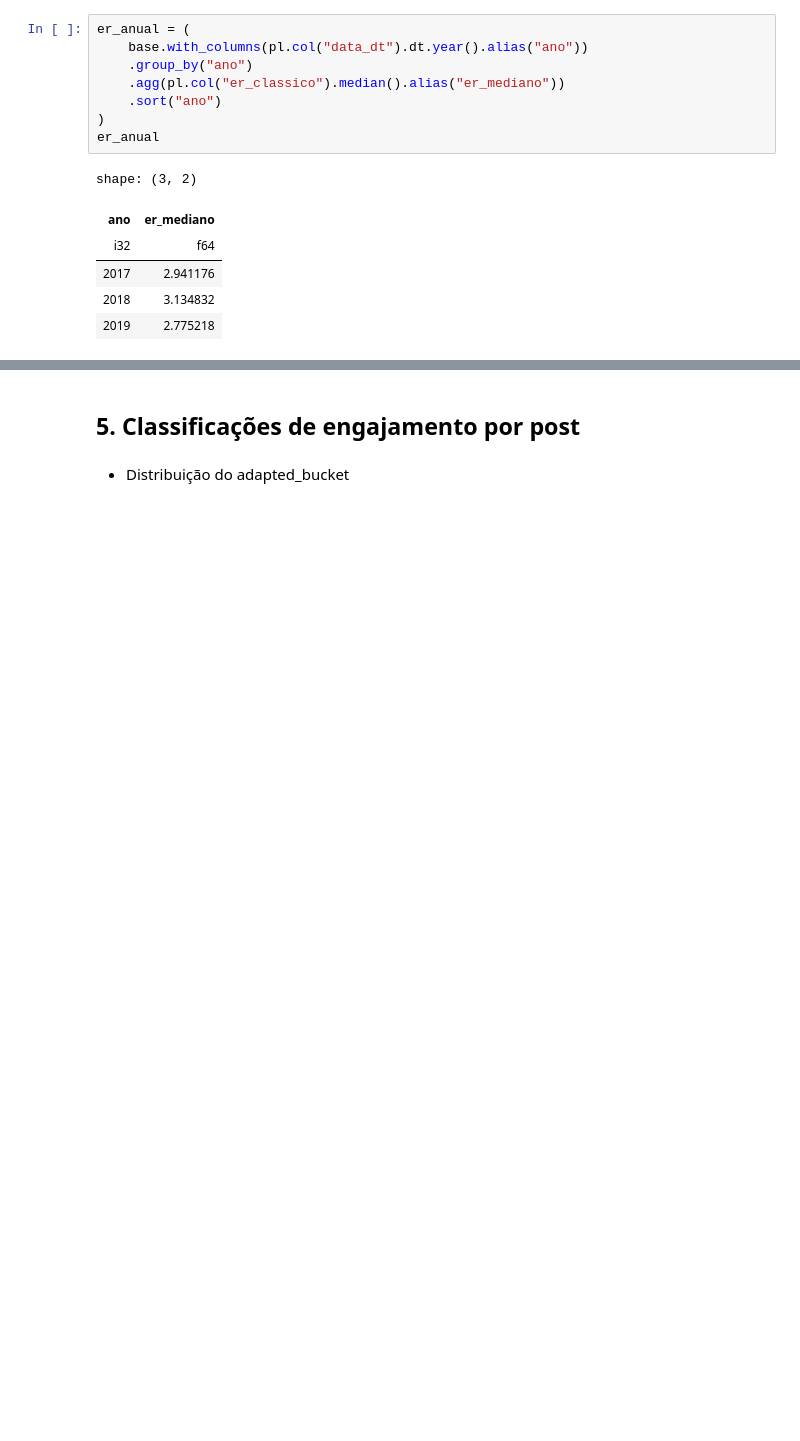
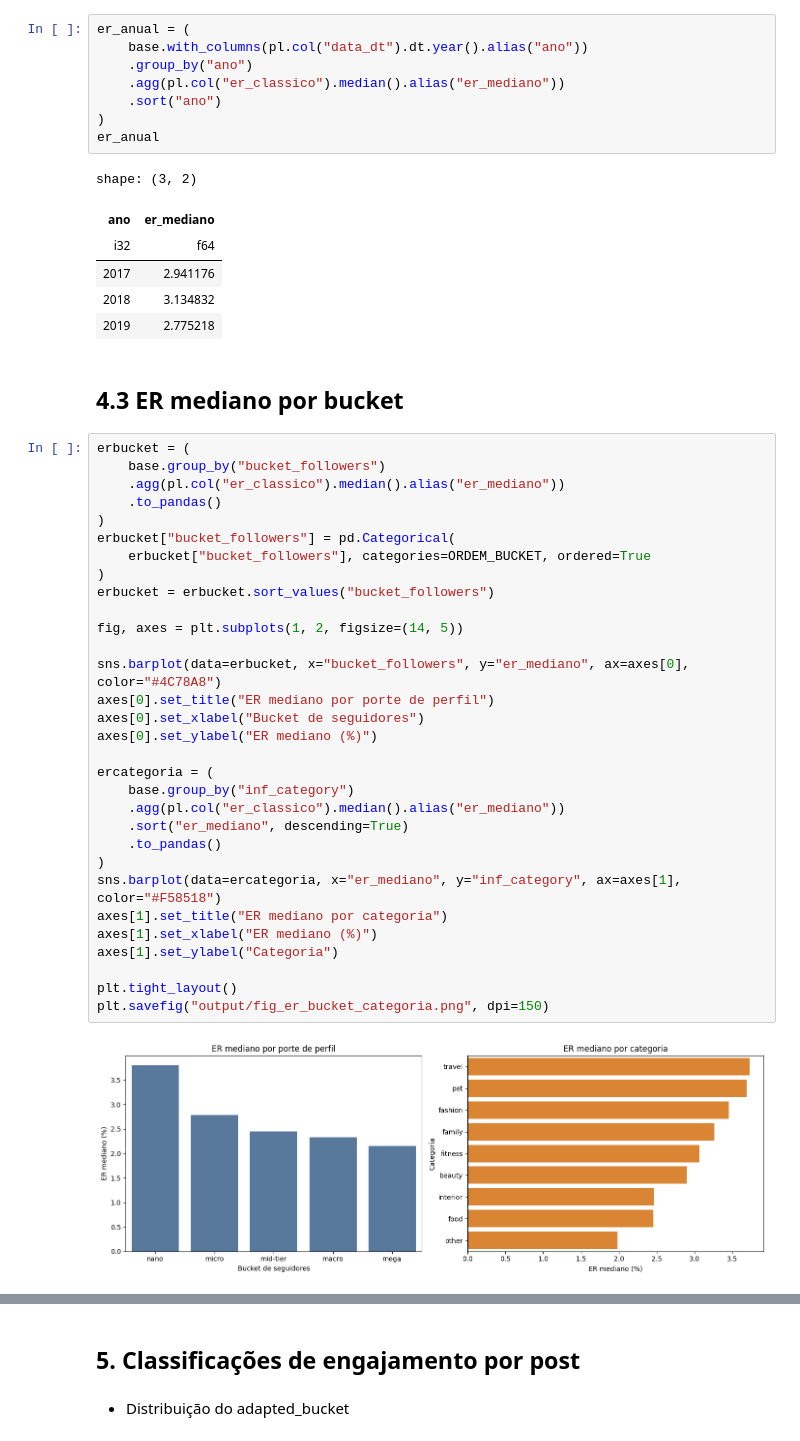
Before and after one commit to Davi-SC/influencers_kim, a Jupyter notebook: eda.ipynb, the cells around one changed output, grey strips where cells are left out. Saved outputs shown, nothing was run; the diff lists cells and outputs as text; blank space fills up the shorter version.

```diff
--- a/eda.ipynb
+++ b/eda.ipynb
@@ -278,3 +300,38 @@ shape: (3, 2)
 | 2017 | 2.941176 |
 | 2018 | 3.134832 |
 | 2019 | 2.775218 |
+# %% [markdown]
+## 4.3 ER mediano por bucket
+# %%
+erbucket = (
+    base.group_by("bucket_followers")
+    .agg(pl.col("er_classico").median().alias("er_mediano"))
+    .to_pandas()
+)
+erbucket["bucket_followers"] = pd.Categorical(
+    erbucket["bucket_followers"], categories=ORDEM_BUCKET, ordered=True
+)
+erbucket = erbucket.sort_values("bucket_followers")
+
+fig, axes = plt.subplots(1, 2, figsize=(14, 5))
+
+sns.barplot(data=erbucket, x="bucket_followers", y="er_mediano", ax=axes[0], color="#4C78A8")
+axes[0].set_title("ER mediano por porte de perfil")
+axes[0].set_xlabel("Bucket de seguidores")
+axes[0].set_ylabel("ER mediano (%)")
+
+ercategoria = (
+    base.group_by("inf_category")
+    .agg(pl.col("er_classico").median().alias("er_mediano"))
+    .sort("er_mediano", descending=True)
+    .to_pandas()
+)
+sns.barplot(data=ercategoria, x="er_mediano", y="inf_category", ax=axes[1], color="#F58518")
+axes[1].set_title("ER mediano por categoria")
+axes[1].set_xlabel("ER mediano (%)")
+axes[1].set_ylabel("Categoria")
+
+plt.tight_layout()
+plt.savefig("output/fig_er_bucket_categoria.png", dpi=150)
+# %% [output]
+[figure, added]
```
Also changed, not shown: parts of 14 cells of this notebook.
